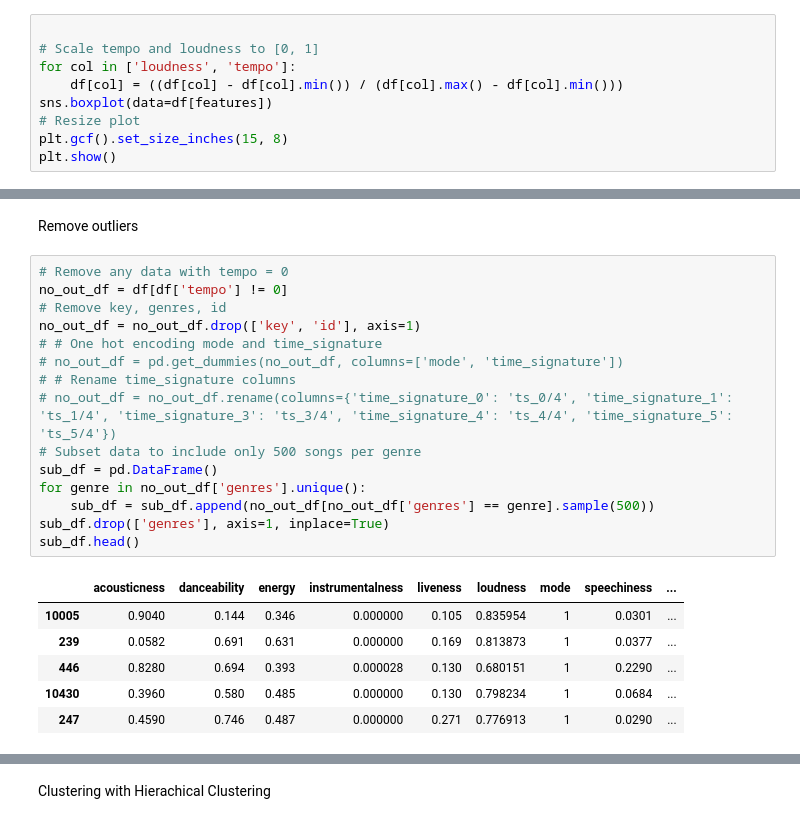
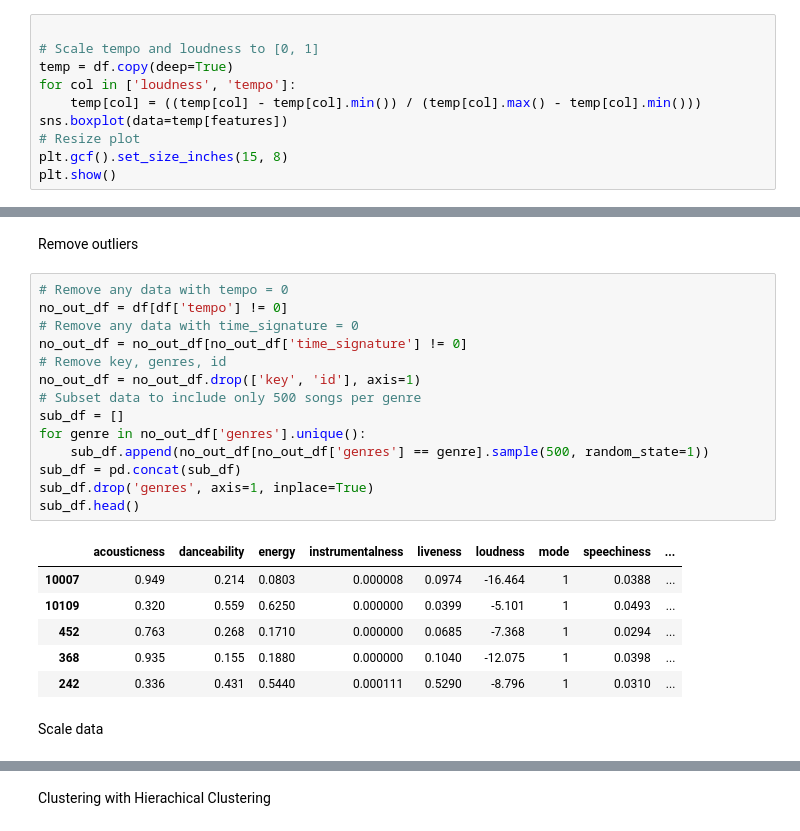
Before and after one commit to ninh-nd/spotify-rec, a Jupyter notebook: seed/data.ipynb, the cells around one changed output, grey strips where cells are left out. Saved outputs shown, nothing was run; the diff lists cells and outputs as text.

```diff
--- a/seed/data.ipynb
+++ b/seed/data.ipynb
@@ -41,9 +41,10 @@ Box plot for features
 # %%
 
 # Scale tempo and loudness to [0, 1]
+temp = df.copy(deep=True)
 for col in ['loudness', 'tempo']:
-    df[col] = ((df[col] - df[col].min()) / (df[col].max() - df[col].min()))
-sns.boxplot(data=df[features])
+    temp[col] = ((temp[col] - temp[col].min()) / (temp[col].max() - temp[col].min()))
+sns.boxplot(data=temp[features])
 # Resize plot
 plt.gcf().set_size_inches(15, 8)
 plt.show()
@@ -54,22 +55,23 @@ Remove outliers
 # %%
 # Remove any data with tempo = 0
 no_out_df = df[df['tempo'] != 0]
+# Remove any data with time_signature = 0
+no_out_df = no_out_df[no_out_df['time_signature'] != 0]
 # Remove key, genres, id
 no_out_df = no_out_df.drop(['key', 'id'], axis=1)
-# # One hot encoding mode and time_signature
-# no_out_df = pd.get_dummies(no_out_df, columns=['mode', 'time_signature'])
-# # Rename time_signature columns
-# no_out_df = no_out_df.rename(columns={'time_signature_0': 'ts_0/4', 'time_signature_1': 'ts_1/4', 'time_signature_3': 'ts_3/4', 'time_signature_4': 'ts_4/4', 'time_signature_5': 'ts_5/4'})
 # Subset data to include only 500 songs per genre
-sub_df = pd.DataFrame()
+sub_df = []
 for genre in no_out_df['genres'].unique():
-    sub_df = sub_df.append(no_out_df[no_out_df['genres'] == genre].sample(500))
-sub_df.drop(['genres'], axis=1, inplace=True)
+    sub_df.append(no_out_df[no_out_df['genres'] == genre].sample(500, random_state=1))
+sub_df = pd.concat(sub_df)
+sub_df.drop('genres', axis=1, inplace=True)
 sub_df.head()
 # %% [output]
 |  | acousticness | danceability | energy | instrumentalness | liveness | loudness | mode | speechiness | ... |
-| 10005 | 0.9040 | 0.144 | 0.346 | 0.000000 | 0.105 | 0.835954 | 1 | 0.0301 | ... |
-| 239 | 0.0582 | 0.691 | 0.631 | 0.000000 | 0.169 | 0.813873 | 1 | 0.0377 | ... |
-| 446 | 0.8280 | 0.694 | 0.393 | 0.000028 | 0.130 | 0.680151 | 1 | 0.2290 | ... |
-| 10430 | 0.3960 | 0.580 | 0.485 | 0.000000 | 0.130 | 0.798234 | 1 | 0.0684 | ... |
-| 247 | 0.4590 | 0.746 | 0.487 | 0.000000 | 0.271 | 0.776913 | 1 | 0.0290 | ... |
+| 10007 | 0.949 | 0.214 | 0.0803 | 0.000008 | 0.0974 | -16.464 | 1 | 0.0388 | ... |
+| 10109 | 0.320 | 0.559 | 0.6250 | 0.000000 | 0.0399 | -5.101 | 1 | 0.0493 | ... |
+| 452 | 0.763 | 0.268 | 0.1710 | 0.000000 | 0.0685 | -7.368 | 1 | 0.0294 | ... |
+| 368 | 0.935 | 0.155 | 0.1880 | 0.000000 | 0.1040 | -12.075 | 1 | 0.0398 | ... |
+| 242 | 0.336 | 0.431 | 0.5440 | 0.000111 | 0.5290 | -8.796 | 1 | 0.0310 | ... |
+# %% [markdown]
+Scale data
```
Also changed, not shown: parts of 18 cells of this notebook.
